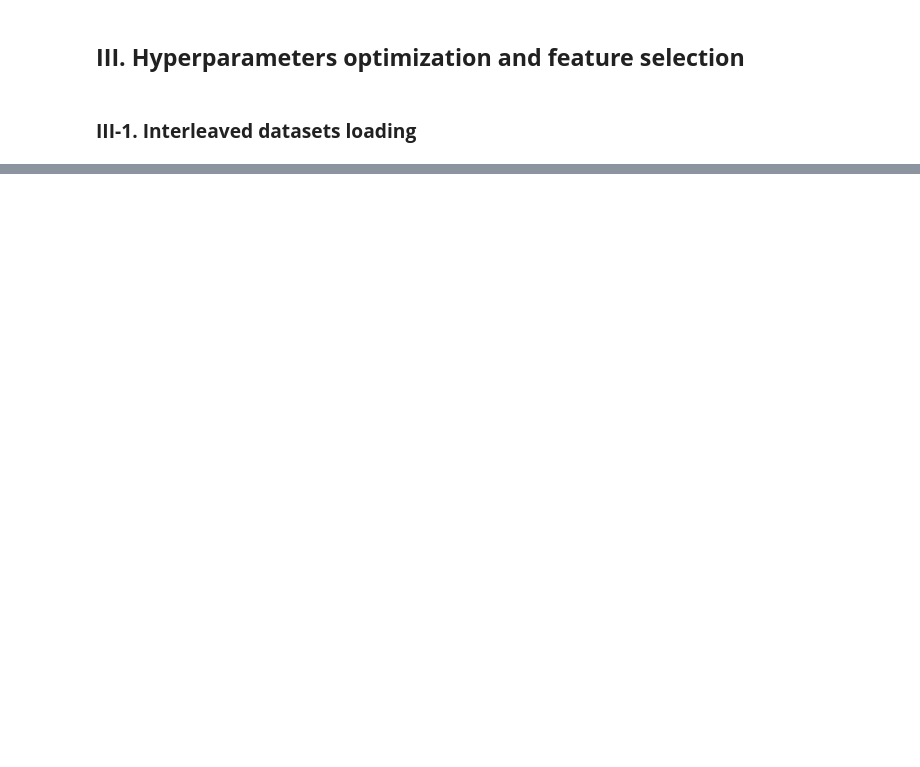
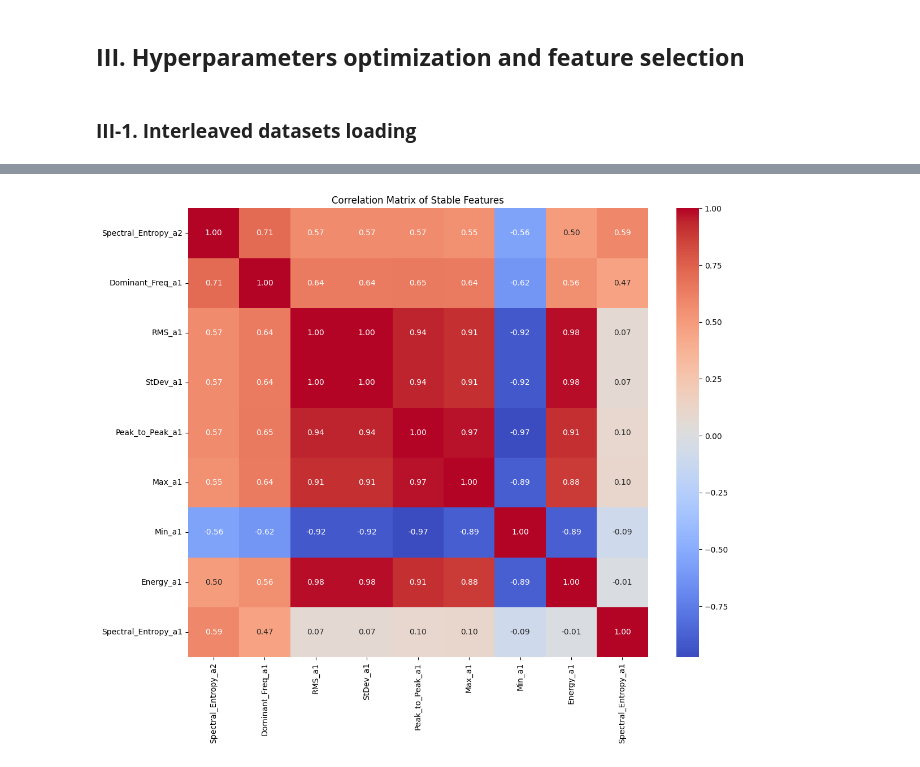
Before and after one commit to jalal-hdid/Gearbox-Fault-Diagnosis-FEN, a Jupyter notebook: Gearbox_Fault_Diagnosis_FEN.ipynb, the cells around one changed output, grey strips where cells are left out. Saved outputs shown, nothing was run; the diff lists cells and outputs as text; code cells hidden in the pictures; blank space fills up the shorter version.

```diff
--- a/Gearbox_Fault_Diagnosis_FEN.ipynb
+++ b/Gearbox_Fault_Diagnosis_FEN.ipynb
@@ -231,13 +245,13 @@ Interleaved_Ext_data_Test=[]
 for i in range(10):
     # 1. Add window_idx within each class
     # This ensures row 0 of Class 0 and row 0 of Class 1 both get index 0
-    Extracted_data_Train[i]['window_idx'] = df_loaded.groupby('Failure').cumcount()
-    Extracted_data_Test[i]['window_idx'] = df_loaded.groupby('Failure').cumcount()
+    Extracted_data_Train[i]['window_idx'] = Extracted_data_Train[i].groupby('Failure').cumcount()
+    Extracted_data_Test[i]['window_idx'] = Extracted_data_Test[i].groupby('Failure').cumcount()
 
     # 2. Interleave: Sort by window_idx (time) first, then class_id
     Interleaved_Ext_data_Train.append(Extracted_data_Train[i].sort_values(by=['window_idx', 'Failure']).reset_index(drop=True))
     Interleaved_Ext_data_Test.append(Extracted_data_Test[i].sort_values(by=['window_idx', 'Failure']).reset_index(drop=True))
 
     # 3. Saving the interleaved extracted data
-    Interleaved_Ext_data_Train.to_csv('Interleaved_Ext_data(healthy-broken)_load-'+str(i)+'0_Train.csv', index=False)
-    Interleaved_Ext_data_Test.to_csv('Interleaved_Ext_data(healthy-broken)_load-'+str(i)+'0_Test.csv', index=False)
+    Interleaved_Ext_data_Train[i].to_csv('Interleaved_Ext_data(healthy-broken)_load-'+str(i)+'0_Train.csv', index=False)
+    Interleaved_Ext_data_Test[i].to_csv('Interleaved_Ext_data(healthy-broken)_load-'+str(i)+'0_Test.csv', index=False)
@@ -733,0 +262,11 @@ y_pred = model.predict(X_Test_std)
+# %%
+# Note: the selection workflow is applied only on the training set
+# The pipeline will be applied on the training dataset for each independant load
+# Supposing, for example, that we will work with load 40%
+
+# Loading the datasets:
+Dataset_Train = pd.read_csv('Interleaved_Ext_data(healthy-broken)_load-40_Train.csv')
+
+# Defining Input X / Output y
+X_Train = Dataset_Train.drop(columns=['Failure', 'window_idx'])
+y_Train = Dataset_Train['Failure']
@@ -733,0 +495,74 @@ y_pred = model.predict(X_Test_std)
+# %%
+# ============================================================
+# Selecting the most stable features from the feature_frequency_table
+# (features with frequency >= 80% )
+# ============================================================
+
+stable_features = feature_frequency_table[
+    feature_frequency_table['Percentage'] == 100
+    ]['Feature'].tolist()
+
+# ============================================================
+# Create dataframe with stable features only
+# ============================================================
+
+X_stable = X_Train[stable_features]
+
+# ============================================================
+# Correlation matrix
+# ============================================================
+
+corr_matrix = X_stable.corr()
+
+# ============================================================
+# Display matrix values
+# ============================================================
+
+print(corr_matrix)
+
+# ============================================================
+# Heatmap visualization
+# ============================================================
+
+plt.figure(figsize=(12, 10))
+
+sns.heatmap(
+    corr_matrix,
+    annot=True,
+    fmt='.2f',
+    cmap='coolwarm'
+)
+
+plt.title('Correlation Matrix of Stable Features')
+
+plt.xticks(rotation=90)
+plt.yticks(rotation=0)
+
+plt.tight_layout()
+
+plt.show()
+
+# ============================================================
+# Identify highly redundant feature pairs
+# ============================================================
+
+threshold = 0.9
+
+print('\nHighly Correlated Feature Pairs:\n')
+
+for i in range(len(corr_matrix.columns)):
+
+    for j in range(i + 1, len(corr_matrix.columns)):
+
+        corr_value = corr_matrix.iloc[i, j]
+
+        if abs(corr_value) >= threshold:
+
+            feature_1 = corr_matrix.columns[i]
+            feature_2 = corr_matrix.columns[j]
+
+            print(
+                f'{feature_1}  <-->  {feature_2} '
+                f'= {corr_value:.4f}'
+            )
+# %% [output]
@@ -733,0 +586 @@ y_pred = model.predict(X_Test_std)
+[figure, added]
```
Also changed, not shown: parts of 46 cells of this notebook.
